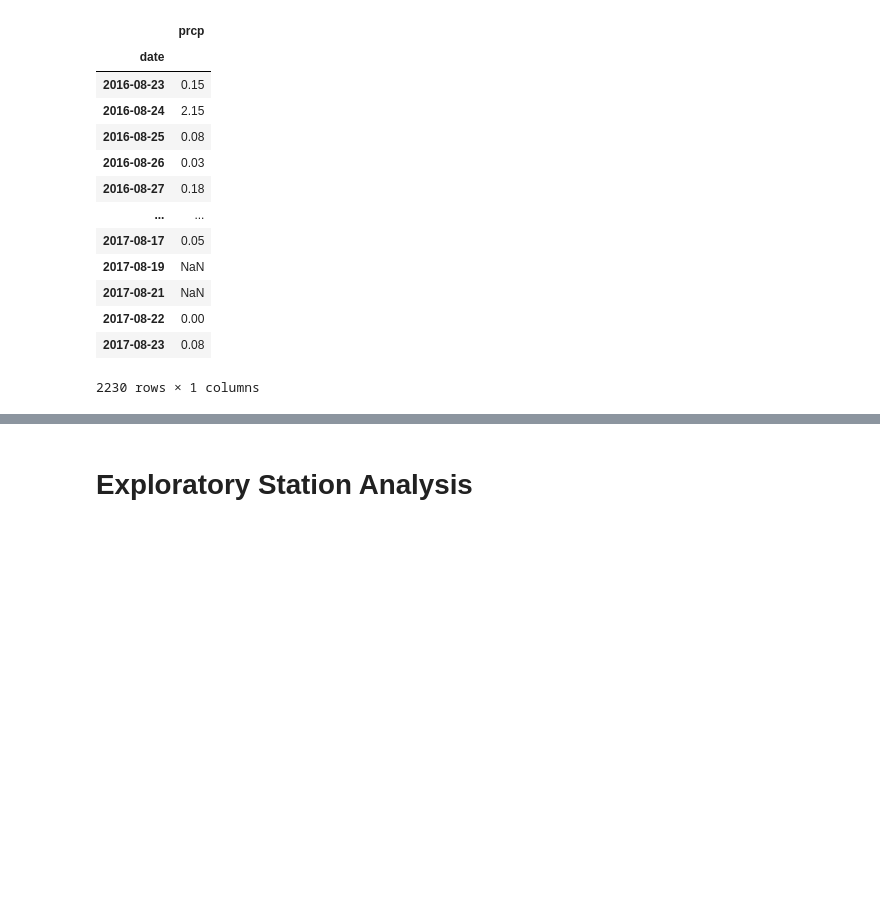
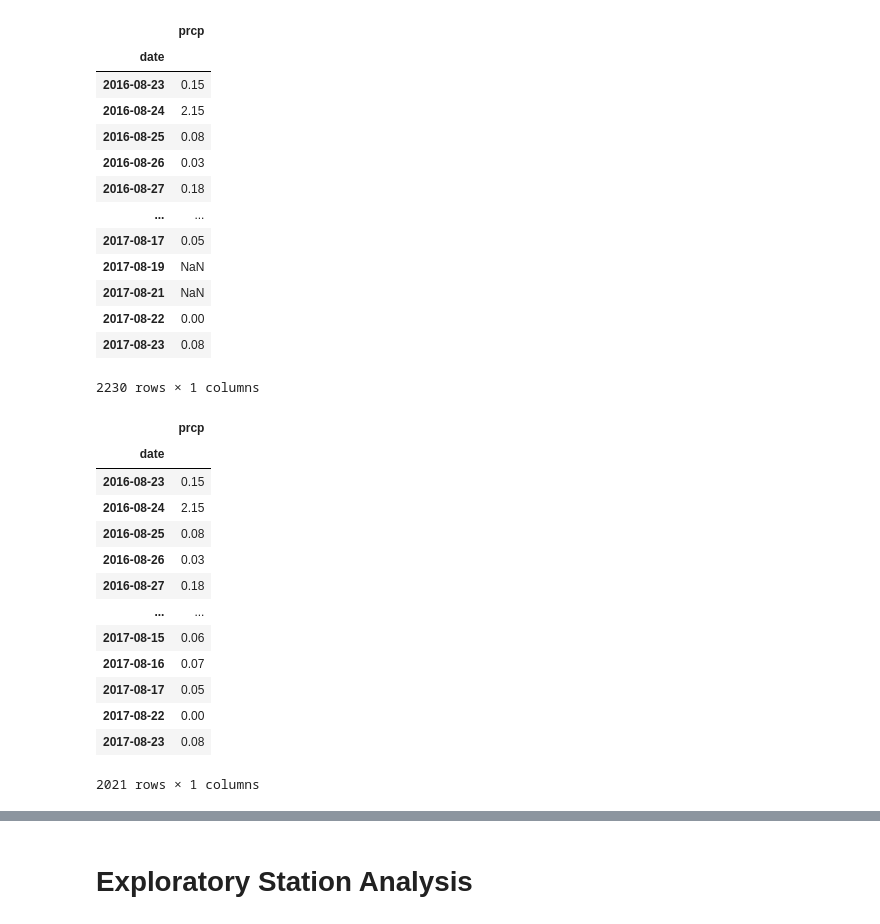
Before and after one commit to samuelroiz/Hawaii_Honu_Trip_Analysis, a Jupyter notebook: data/IPYNB/climate_starter.ipynb, the cells around one changed output, grey strips where cells are left out. Cells and saved outputs as stored; diff of their text form; code cells hidden in the pictures; blank space fills up the shorter version.

```diff
--- a/data/IPYNB/climate_starter.ipynb
+++ b/data/IPYNB/climate_starter.ipynb
@@ -335,6 +335,23 @@ Query Date:  2016-08-23
 | 2017-08-22 | 0.00 |
 | 2017-08-23 | 0.08 |
 2230 rows × 1 columns
+# %%
+date_2016_08_23_df = date_2016_08_23_df.dropna(axis=0, how='any', thresh=None, subset=None, inplace=False)
+# %% [output]
+|  | prcp |
+| date |  |
+| 2016-08-23 | 0.15 |
+| 2016-08-24 | 2.15 |
+| 2016-08-25 | 0.08 |
+| 2016-08-26 | 0.03 |
+| 2016-08-27 | 0.18 |
+| ... | ... |
+| 2017-08-15 | 0.06 |
+| 2017-08-16 | 0.07 |
+| 2017-08-17 | 0.05 |
+| 2017-08-22 | 0.00 |
+| 2017-08-23 | 0.08 |
+2021 rows × 1 columns
 # %%
 
 # Use Pandas Plotting with Matplotlib to plot the data
```
Also changed, not shown: parts of 1 cell of this notebook.
